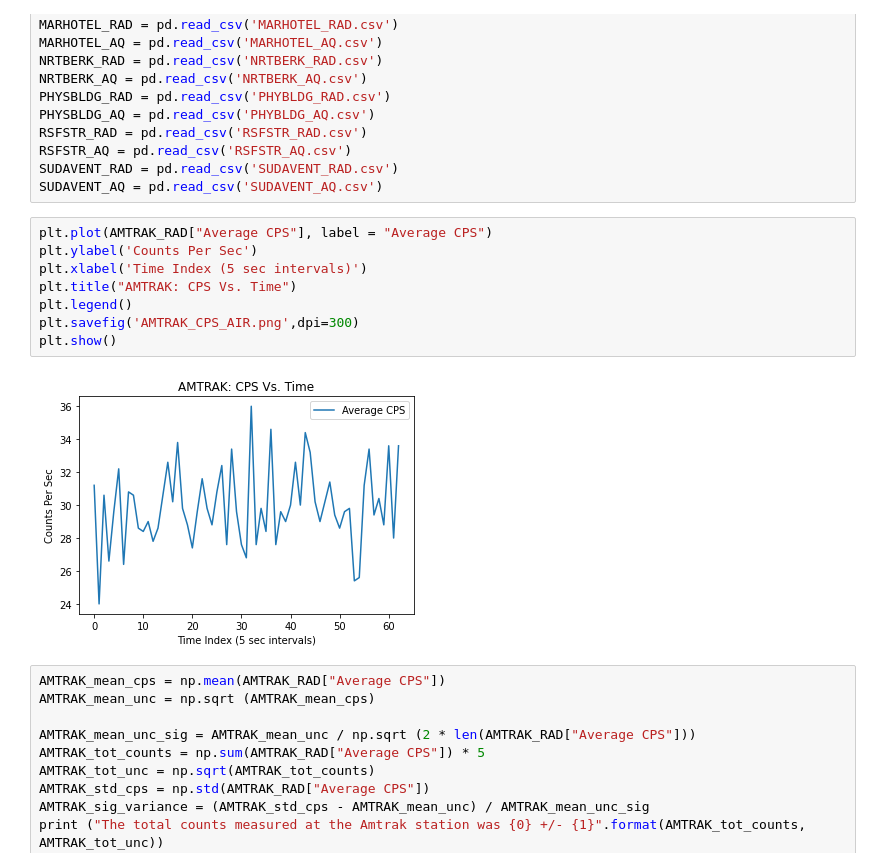
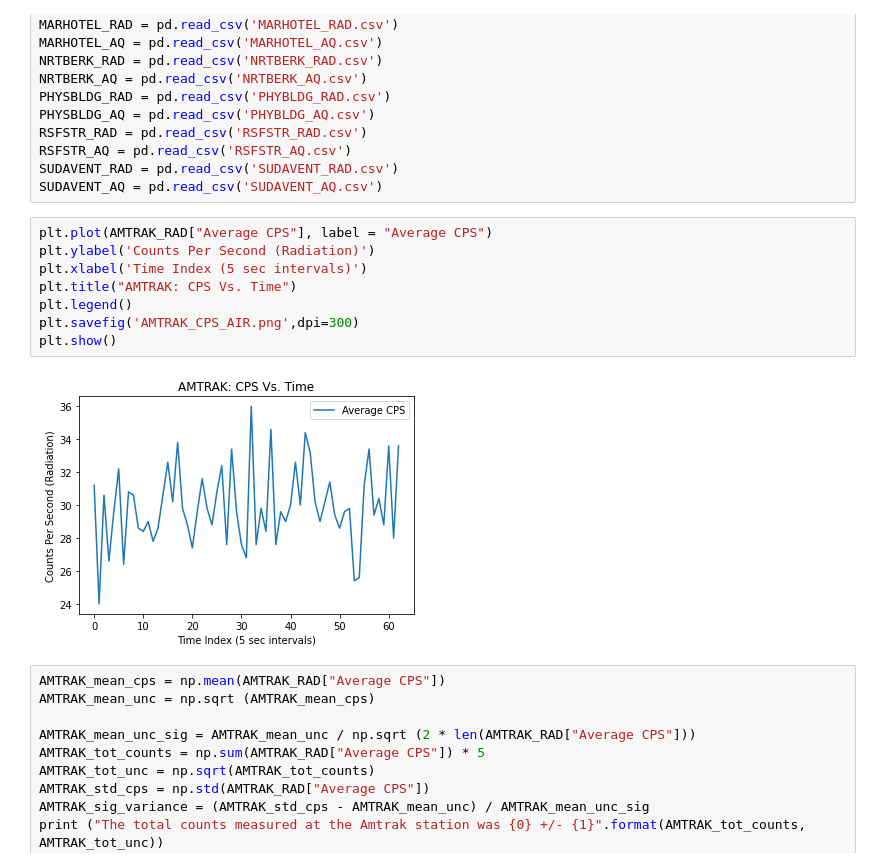
Before and after one commit to Gamecrasher-rgb/E11-LabWork, a Jupyter notebook: FinalProject/E11-Final Project Analysis.ipynb, the cells around one changed output. Saved outputs shown, nothing was run; the diff lists cells and outputs as text.

```diff
--- a/FinalProject/E11-Final Project Analysis.ipynb
+++ b/FinalProject/E11-Final Project Analysis.ipynb
@@ -36,14 +36,14 @@ SUDAVENT_RAD = pd.read_csv('SUDAVENT_RAD.csv')
 SUDAVENT_AQ = pd.read_csv('SUDAVENT_AQ.csv')
 # %%
 plt.plot(AMTRAK_RAD["Average CPS"], label = "Average CPS")
-plt.ylabel('Counts Per Sec')
+plt.ylabel('Counts Per Second (Radiation)')
 plt.xlabel('Time Index (5 sec intervals)')
 plt.title("AMTRAK: CPS Vs. Time")
 plt.legend()
 plt.savefig('AMTRAK_CPS_AIR.png',dpi=300)
 plt.show()
 # %% [output]
-[figure, old version]
+[figure, new version]
 # %%
 AMTRAK_mean_cps = np.mean(AMTRAK_RAD["Average CPS"])
 AMTRAK_mean_unc = np.sqrt (AMTRAK_mean_cps)
```
Also changed, not shown: parts of 23 cells of this notebook.
